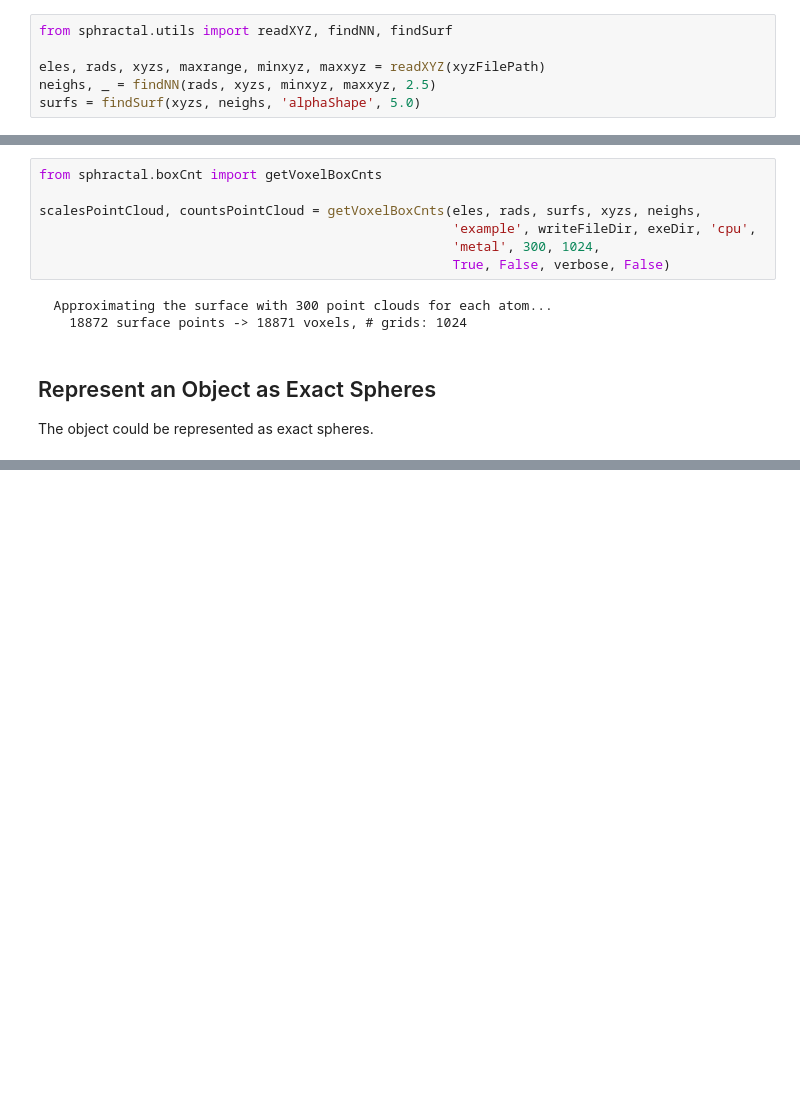
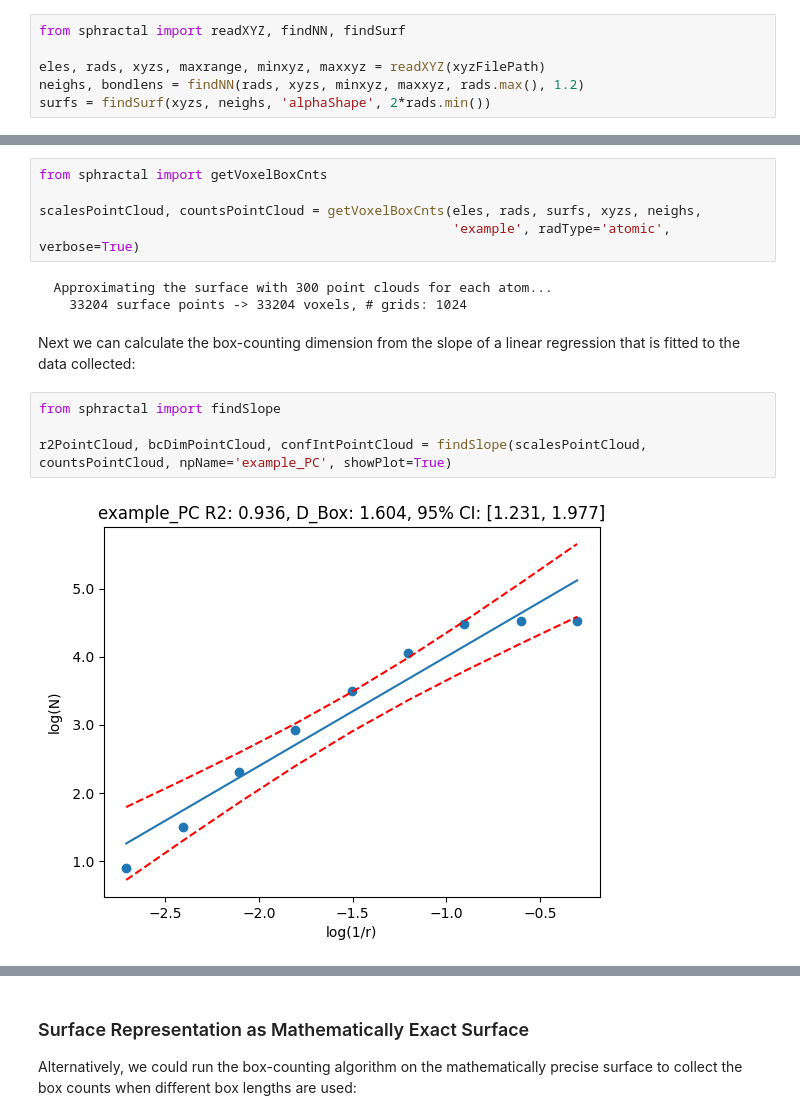
Before and after one commit to Jon-Ting/sphractal, a Jupyter notebook: docs/example.ipynb, the cells around one changed output, grey strips where cells are left out. Cells and saved outputs as stored; diff of their text form; blank space fills up the shorter version.

```diff
--- a/docs/example.ipynb
+++ b/docs/example.ipynb
@@ -58,6 +111,6 @@ The xyz or lmp file is first parsed to obtain the atomic information needed for
 # %%
-from sphractal.utils import readXYZ, findNN, findSurf
+from sphractal import readXYZ, findNN, findSurf
 
 eles, rads, xyzs, maxrange, minxyz, maxxyz = readXYZ(xyzFilePath)
-neighs, _ = findNN(rads, xyzs, minxyz, maxxyz, 2.5)
-surfs = findSurf(xyzs, neighs, 'alphaShape', 5.0)
+neighs, bondlens = findNN(rads, xyzs, minxyz, maxxyz, rads.max(), 1.2)
+surfs = findSurf(xyzs, neighs, 'alphaShape', 2*rads.min())
@@ -68,14 +143,16 @@ The object could be represented as point clouds.
 # %%
-from sphractal.boxCnt import getVoxelBoxCnts
+from sphractal import getVoxelBoxCnts
 
 scalesPointCloud, countsPointCloud = getVoxelBoxCnts(eles, rads, surfs, xyzs, neighs,
-                                                     'example', writeFileDir, exeDir, 'cpu',
-                                                     'metal', 300, 1024,
-                                                     True, False, verbose, False)
+                                                     'example', radType='atomic', verbose=True)
 # %% [output]
   Approximating the surface with 300 point clouds for each atom...
-    18872 surface points -> 18871 voxels, # grids: 1024
+    33204 surface points -> 33204 voxels, # grids: 1024
-# %% [markdown]
-## Represent an Object as Exact Spheres
-
-The object could be represented as exact spheres.
+# %% [markdown]
+Next we can calculate the box-counting dimension from the slope of a linear regression that is fitted to the data collected:
+# %%
+from sphractal import findSlope
+
+r2PointCloud, bcDimPointCloud, confIntPointCloud = findSlope(scalesPointCloud, countsPointCloud, npName='example_PC', showPlot=True)
+# %% [output]
+[figure, added]
@@ -82 +162,5 @@ The object could be represented as exact spheres.
+# %% [markdown]
+### Surface Representation as Mathematically Exact Surface
+
+Alternatively, we could run the box-counting algorithm on the mathematically precise surface to collect the box counts when different box lengths are used:
 # %%
```
Also changed, not shown: parts of 21 cells of this notebook, 27 other files.
